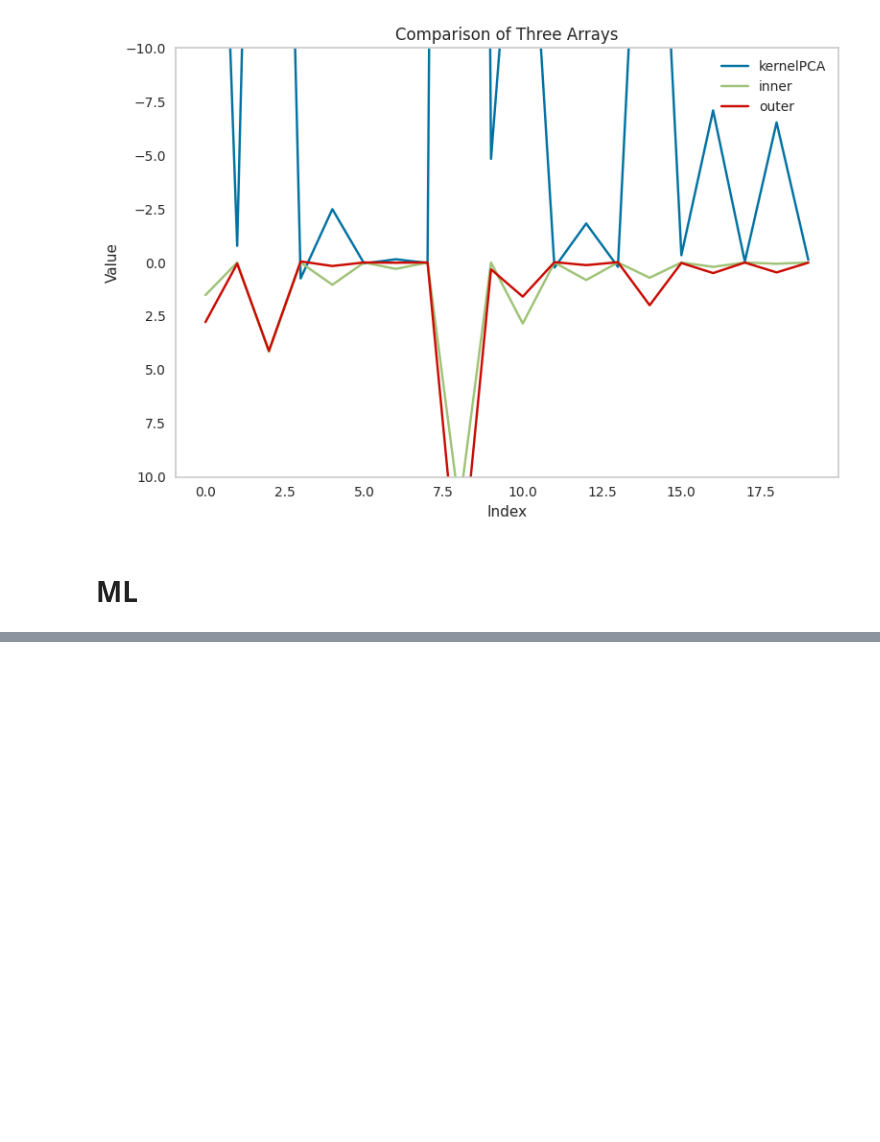
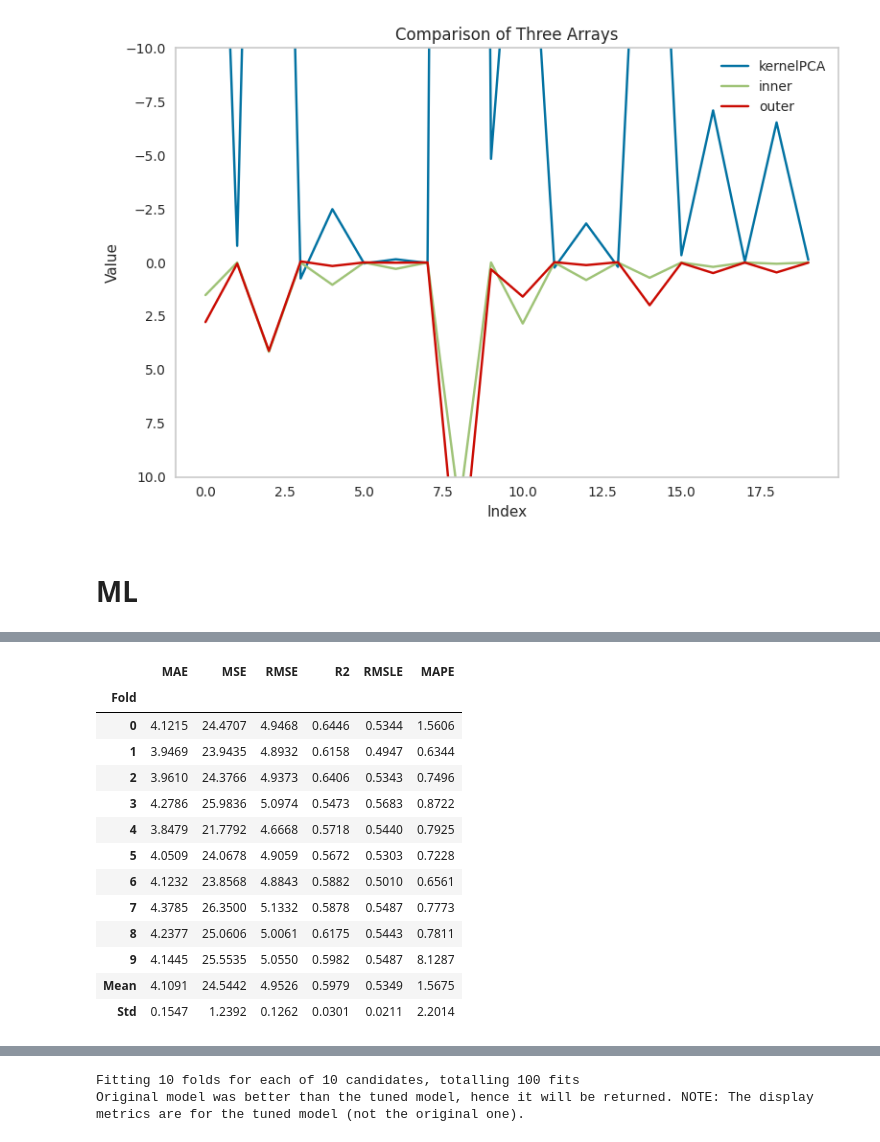
Before and after one commit to Mashrafi27/SOAP, a Jupyter notebook: KernelPCA.ipynb, the cells around one changed output, grey strips where cells are left out. Drawn from its saved outputs; the diff is of its cells as text; code cells hidden in the pictures; blank space fills up the shorter version.

```diff
--- a/KernelPCA.ipynb
+++ b/KernelPCA.ipynb
@@ -396,0 +239,3 @@ best_model = compare_models()
+# %%
+tuned_model_et = tune_model(best_model)
+# %% [output]
@@ -396,0 +243,14 @@ best_model = compare_models()
+|  | MAE | MSE | RMSE | R2 | RMSLE | MAPE |
+| Fold |  |  |  |  |  |  |
+| 0 | 4.1215 | 24.4707 | 4.9468 | 0.6446 | 0.5344 | 1.5606 |
+| 1 | 3.9469 | 23.9435 | 4.8932 | 0.6158 | 0.4947 | 0.6344 |
+| 2 | 3.9610 | 24.3766 | 4.9373 | 0.6406 | 0.5343 | 0.7496 |
+| 3 | 4.2786 | 25.9836 | 5.0974 | 0.5473 | 0.5683 | 0.8722 |
+| 4 | 3.8479 | 21.7792 | 4.6668 | 0.5718 | 0.5440 | 0.7925 |
+| 5 | 4.0509 | 24.0678 | 4.9059 | 0.5672 | 0.5303 | 0.7228 |
+| 6 | 4.1232 | 23.8568 | 4.8843 | 0.5882 | 0.5010 | 0.6561 |
+| 7 | 4.3785 | 26.3500 | 5.1332 | 0.5878 | 0.5487 | 0.7773 |
+| 8 | 4.2377 | 25.0606 | 5.0061 | 0.6175 | 0.5443 | 0.7811 |
+| 9 | 4.1445 | 25.5535 | 5.0550 | 0.5982 | 0.5487 | 8.1287 |
+| Mean | 4.1091 | 24.5442 | 4.9526 | 0.5979 | 0.5349 | 1.5675 |
+| Std | 0.1547 | 1.2392 | 0.1262 | 0.0301 | 0.0211 | 2.2014 |
@@ -396,0 +258,2 @@ best_model = compare_models()
+Fitting 10 folds for each of 10 candidates, totalling 100 fits
+Original model was better than the tuned model, hence it will be returned. NOTE: The display metrics are for the tuned model (not the original one).
```
Also changed, not shown: parts of 21 cells of this notebook, 12 other files.
